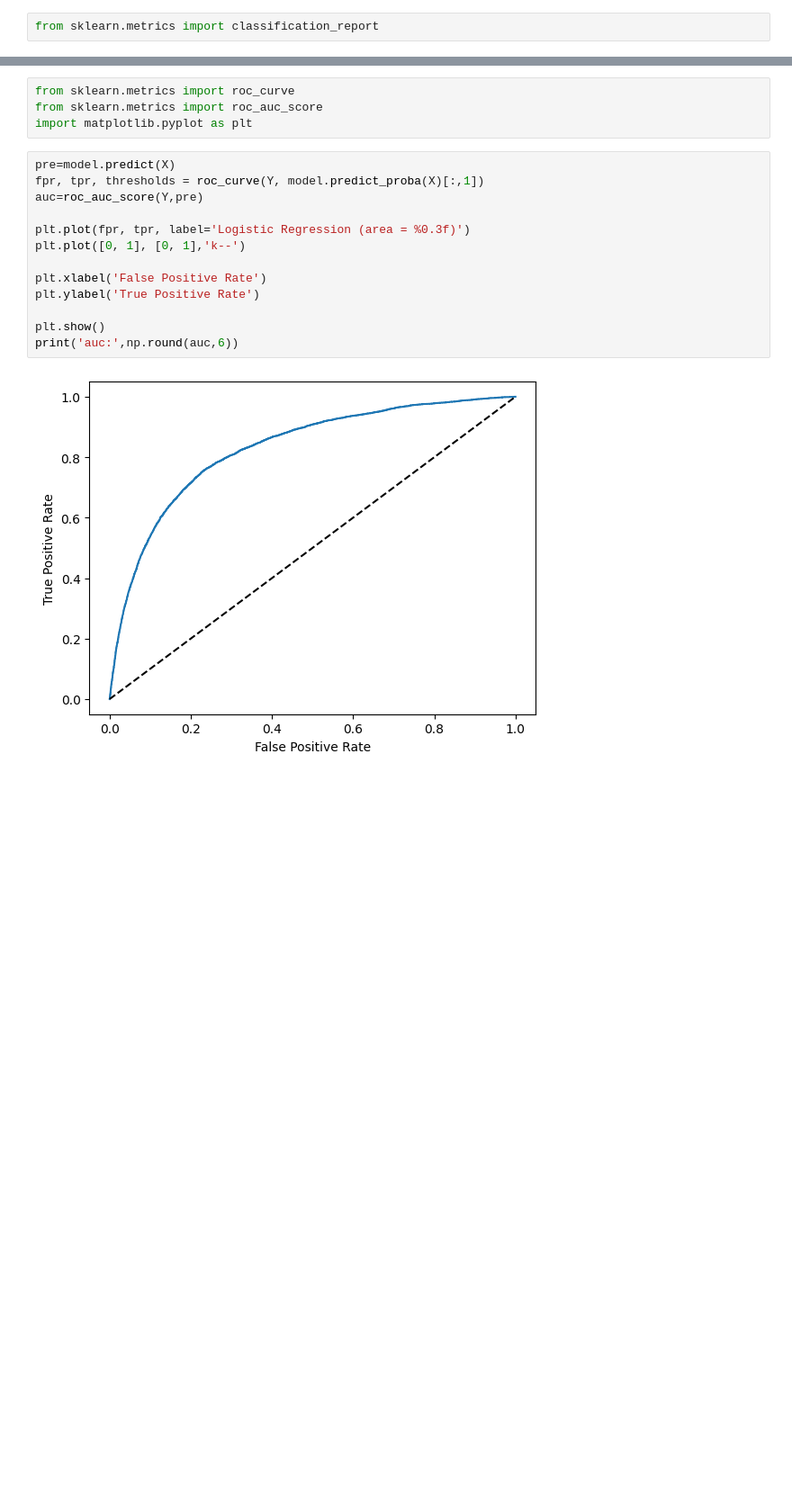
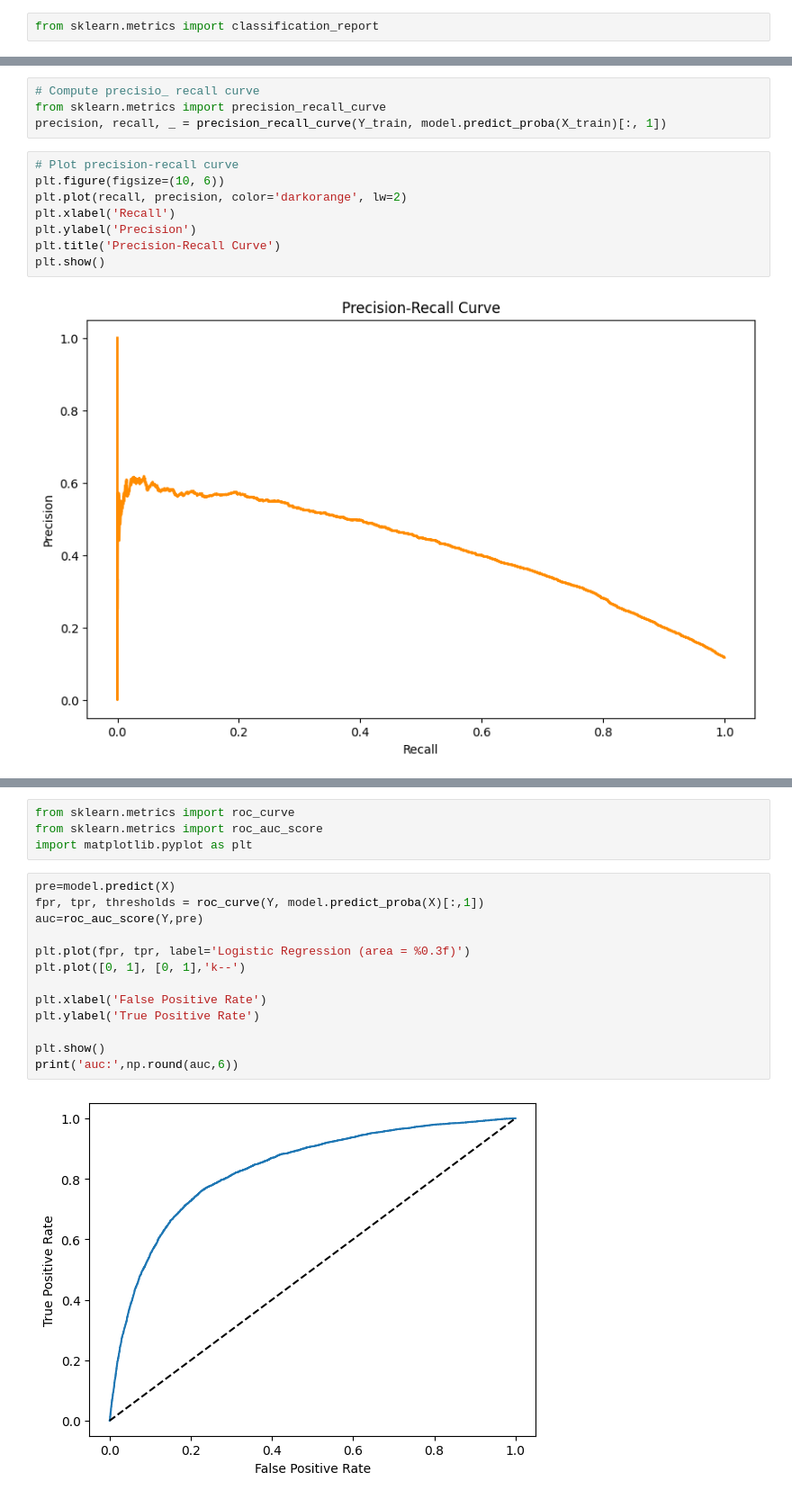
Before and after one commit to sapanahabale/Data-Science-Assignments, a Jupyter notebook: 6.Logistic Regression/Assignment_6_Logistic_Regression.ipynb, the cells around one changed output, grey strips where cells are left out. Shown: that part at 90% size. Cells and saved outputs as stored; diff of their text form; blank space fills up the shorter version.

```diff
--- a/6.Logistic Regression/Assignment_6_Logistic_Regression.ipynb
+++ b/6.Logistic Regression/Assignment_6_Logistic_Regression.ipynb
@@ -433,0 +436,14 @@ weighted avg       0.86      0.89      0.87     45211
+# %%
+# Compute precisio_ recall curve
+from sklearn.metrics import precision_recall_curve
+precision, recall, _ = precision_recall_curve(Y_train, model.predict_proba(X_train)[:, 1])
+# %%
+# Plot precision-recall curve
+plt.figure(figsize=(10, 6))
+plt.plot(recall, precision, color='darkorange', lw=2)
+plt.xlabel('Recall')
+plt.ylabel('Precision')
+plt.title('Precision-Recall Curve')
+plt.show()
+# %% [output]
+[figure, added]
```
Also changed, not shown: parts of 11 cells of this notebook.
